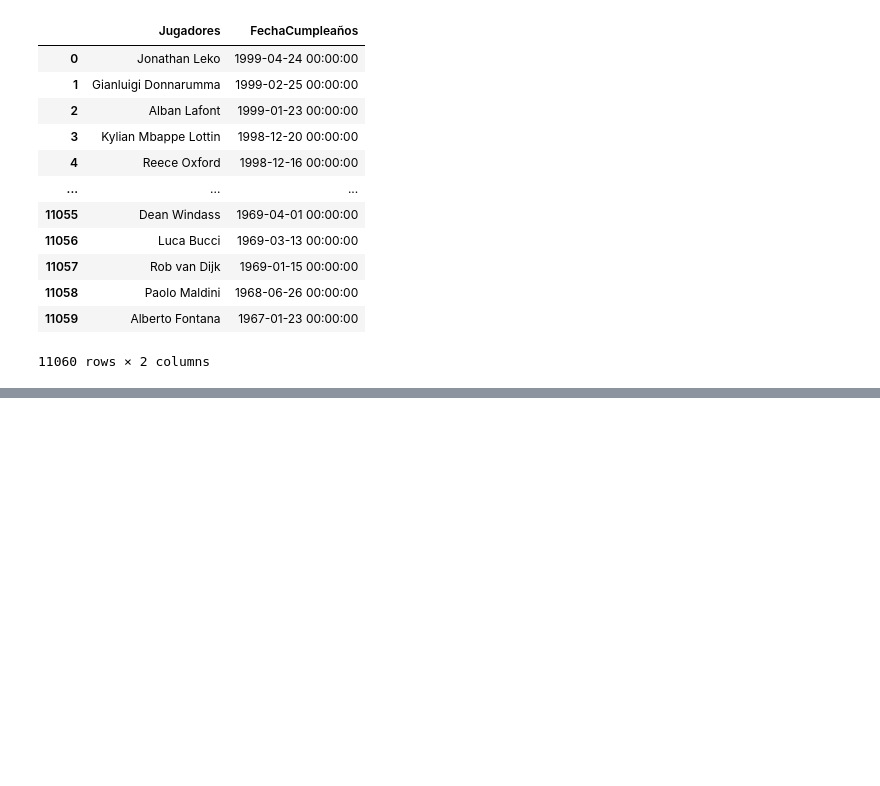
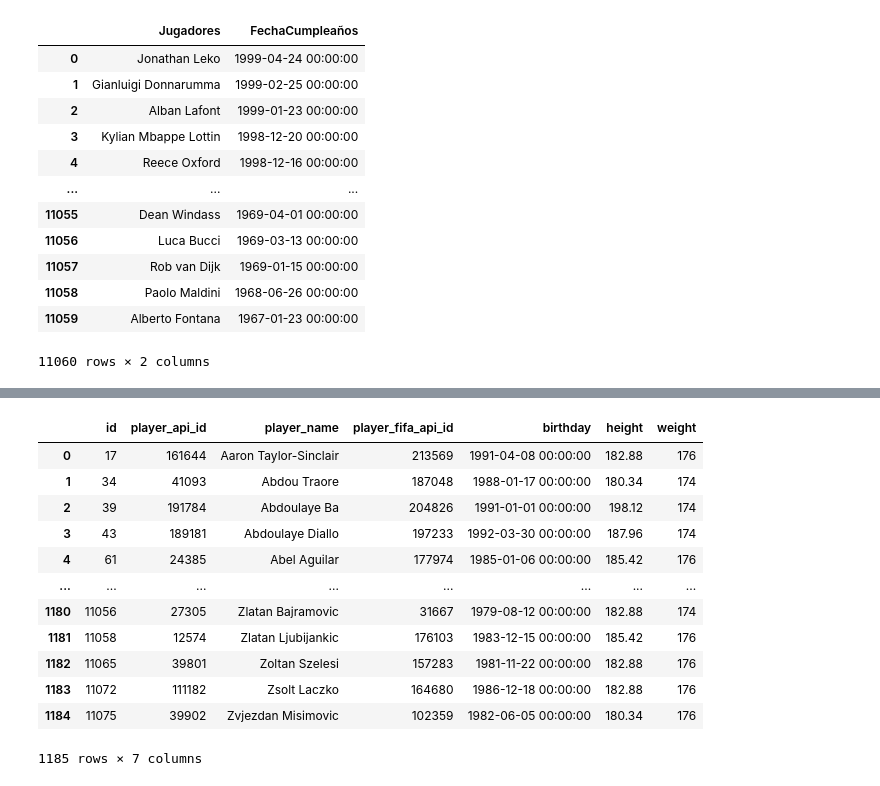
Before and after one commit to SebastianCastillo180/MinTIC, a Jupyter notebook: EjercicioSQL.ipynb, the cells around one changed output, grey strips where cells are left out. Drawn from its saved outputs; the diff is of its cells as text; code cells hidden in the pictures; blank space fills up the shorter version.

```diff
--- a/EjercicioSQL.ipynb
+++ b/EjercicioSQL.ipynb
@@ -484,0 +909,24 @@ players
+# %%
+#Ingrese la la consulta SQL entre un par de 3 comillas dobles: """consulta SQL""" después de la palabra query =
+
+query = """SELECT  *
+           FROM Player
+           WHERE weight BETWEEN 174 AND 176  """
+
+#No modificar lo siguiente:
+players_weight = pd.read_sql(query, conn)
+players_weight
+# %% [output]
+|  | id | player_api_id | player_name | player_fifa_api_id | birthday | height | weight |
+| 0 | 17 | 161644 | Aaron Taylor-Sinclair | 213569 | 1991-04-08 00:00:00 | 182.88 | 176 |
+| 1 | 34 | 41093 | Abdou Traore | 187048 | 1988-01-17 00:00:00 | 180.34 | 174 |
+| 2 | 39 | 191784 | Abdoulaye Ba | 204826 | 1991-01-01 00:00:00 | 198.12 | 174 |
+| 3 | 43 | 189181 | Abdoulaye Diallo | 197233 | 1992-03-30 00:00:00 | 187.96 | 174 |
+| 4 | 61 | 24385 | Abel Aguilar | 177974 | 1985-01-06 00:00:00 | 185.42 | 176 |
+| ... | ... | ... | ... | ... | ... | ... | ... |
+| 1180 | 11056 | 27305 | Zlatan Bajramovic | 31667 | 1979-08-12 00:00:00 | 182.88 | 174 |
+| 1181 | 11058 | 12574 | Zlatan Ljubijankic | 176103 | 1983-12-15 00:00:00 | 185.42 | 176 |
+| 1182 | 11065 | 39801 | Zoltan Szelesi | 157283 | 1981-11-22 00:00:00 | 182.88 | 176 |
+| 1183 | 11072 | 111182 | Zsolt Laczko | 164680 | 1986-12-18 00:00:00 | 182.88 | 176 |
+| 1184 | 11075 | 39902 | Zvjezdan Misimovic | 102359 | 1982-06-05 00:00:00 | 180.34 | 176 |
+1185 rows × 7 columns
```
Also changed, not shown: parts of 47 cells of this notebook.
